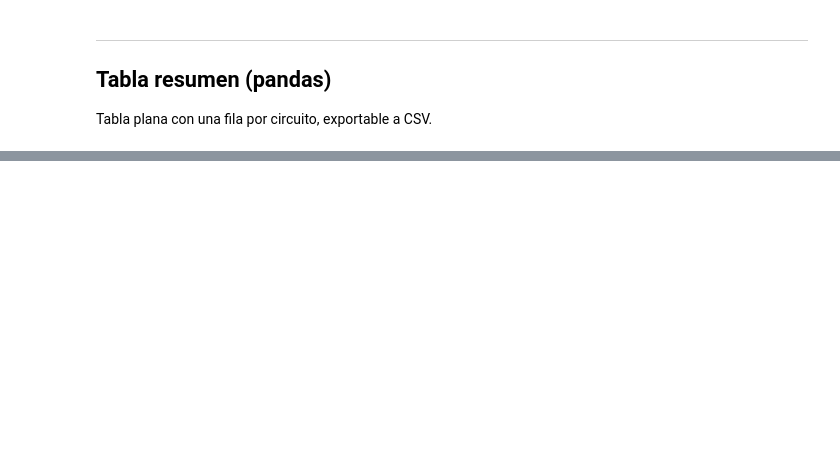
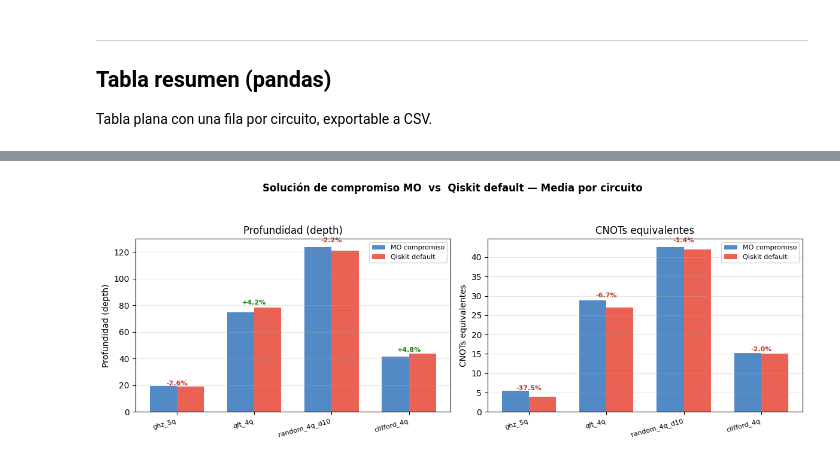
Before and after one commit to edugbau/TFG-AI-Quantum-Transpiler, a Jupyter notebook: notebooks/benchmark_ui.ipynb, the cells around one changed output, grey strips where cells are left out. Saved outputs shown, nothing was run; the diff lists cells and outputs as text; code cells hidden in the pictures; blank space fills up the shorter version.

Commit message:
Implementación de notebook para benchmark

```diff
--- a/notebooks/benchmark_ui.ipynb
+++ b/notebooks/benchmark_ui.ipynb
@@ -321,32 +527,77 @@ else:
 # %%
-# Comparativa de CV (coeficiente de variación) — estabilidad entre circuitos
-if _last_report is None:
+# ──────────────────────────────────────────────────────────────────────
+#  Comparativa: solución de COMPROMISO del MO vs Qiskit default
+#
+#  La solución de compromiso es la que minimiza la distancia euclídea
+#  al punto ideal (mejor en cada objetivo) en el espacio normalizado.
+#  Es el candidato natural para desplegar en producción, a diferencia
+#  del mejor-por-objetivo que nunca se usa como layout único.
+# ──────────────────────────────────────────────────────────────────────
+if _last_report is None or _last_baseline is None:
     print('⚠ Ejecuta primero el benchmark.')
 else:
-    cv_data = {}
-    for ca in _last_report.circuit_analyses:
-        for os in ca.objective_stats:
-            cv_data.setdefault(os.name, {})[ca.circuit_name] = os.cv
+    OBJ_KEYS   = ['depth', 'cnot_count']
+    OBJ_LABELS = {'depth': 'Profundidad (depth)', 'cnot_count': 'CNOTs equivalentes'}
+    circuit_names_r = [ca.circuit_name for ca in _last_report.circuit_analyses]
+    n_c = len(circuit_names_r)
 
-    obj_names_r = list(cv_data.keys())
-    if obj_names_r:
-        fig, axes = plt.subplots(1, len(obj_names_r), figsize=(5 * len(obj_names_r), 4), squeeze=False)
-        fig.suptitle('Coeficiente de variación (%) — menor = más estable', fontsize=12)
+    def _compromise_means(cname):
+        """Media de la solución de compromiso sobre todas las semillas."""
+        runs = _last_results.runs_for_circuit(cname)
+        per_key = {k: [] for k in OBJ_KEYS}
+        obj_names_local = runs[0].result.objective_names if runs else OBJ_KEYS
+        for run in runs:
+            F = run.result.pareto_fitness
+            if F is None or len(F) == 0:
+                continue
+            f_min  = F.min(axis=0)
+            f_max  = F.max(axis=0)
+            f_range = np.where(f_max - f_min == 0, 1.0, f_max - f_min)
+            F_norm  = (F - f_min) / f_range
+            comp_idx = int(np.argmin(np.linalg.norm(F_norm, axis=1)))
+            for ki, k in enumerate(OBJ_KEYS):
+                if ki < F.shape[1]:
+                    per_key[k].append(float(F[comp_idx, ki]))
+        return {k: float(np.mean(v)) if v else 0.0 for k, v in per_key.items()}
 
-        for oi, oname in enumerate(obj_names_r):
-            ax = axes[0][oi]
-            cnames_ = list(cv_data[oname].keys())
-            cvs_    = [cv_data[oname][c] for c in cnames_]
-            colors  = ['#e74c3c' if v > 20 else '#2ecc71' for v in cvs_]
-            bars    = ax.bar(cnames_, cvs_, color=colors, edgecolor='#2c3e50', alpha=0.85)
-            ax.axhline(20, color='#e74c3c', linestyle='--', alpha=0.6, label='Umbral 20%')
-            ax.set_ylabel('CV (%)')
-            ax.set_title(oname)
-            ax.legend(fontsize=8)
-            for bar, v in zip(bars, cvs_):
-                ax.text(bar.get_x() + bar.get_width() / 2, bar.get_height() + 0.3,
-                        f'{v:.1f}%', ha='center', va='bottom', fontsize=8)
-            plt.setp(ax.get_xticklabels(), rotation=15, ha='right', fontsize=8)
+    fig, axes = plt.subplots(1, len(OBJ_KEYS), figsize=(6 * len(OBJ_KEYS), 4.5), squeeze=False)
+    fig.suptitle('Solución de compromiso MO  vs  Qiskit default — Media por circuito',
+                 fontsize=12, fontweight='bold')
 
-        plt.tight_layout(rect=[0, 0, 1, 0.95])
-        plt.show()
+    x     = np.arange(n_c)
+    width = 0.35
+
+    for oi, okey in enumerate(OBJ_KEYS):
+        ax = axes[0][oi]
+        comp_means = []
+        bl_means   = []
+        for cname in circuit_names_r:
+            comp_means.append(_compromise_means(cname).get(okey, 0))
+            bl = _last_baseline.get(cname, {})
+            vals = [v[okey] for v in bl.values() if v.get(okey, float('inf')) != float('inf')]
+            bl_means.append(float(np.mean(vals)) if vals else 0.0)
+
+        ax.bar(x - width/2, comp_means, width,
+               label='MO compromiso', color='#3a7abf', alpha=0.88)
+        ax.bar(x + width/2, bl_means,  width,
+               label='Qiskit default', color='#e74c3c', alpha=0.88)
+
+        ax.set_ylabel(OBJ_LABELS.get(okey, okey))
+        ax.set_title(OBJ_LABELS.get(okey, okey))
+        ax.set_xticks(x)
+        ax.set_xticklabels(circuit_names_r, rotation=15, ha='right', fontsize=8)
+        ax.legend(fontsize=8)
+        ax.grid(axis='y', alpha=0.3)
+
+        for i, (mo_v, bl_v) in enumerate(zip(comp_means, bl_means)):
+            if bl_v > 0:
+                pct  = (bl_v - mo_v) / bl_v * 100
+                sign = '+' if pct >= 0 else ''
+                y_pos = max(mo_v, bl_v) * 1.03
+                ax.text(i, y_pos, f'{sign}{pct:.1f}%', ha='center', fontsize=8,
+                        color='#1a7a1a' if pct > 0 else '#c0392b', fontweight='bold')
+
+    plt.tight_layout(rect=[0, 0, 1, 0.93])
+    plt.show()
+# %% [output]
+[figure, added]
```
Also changed, not shown: parts of 10 cells of this notebook, 3 other files.
